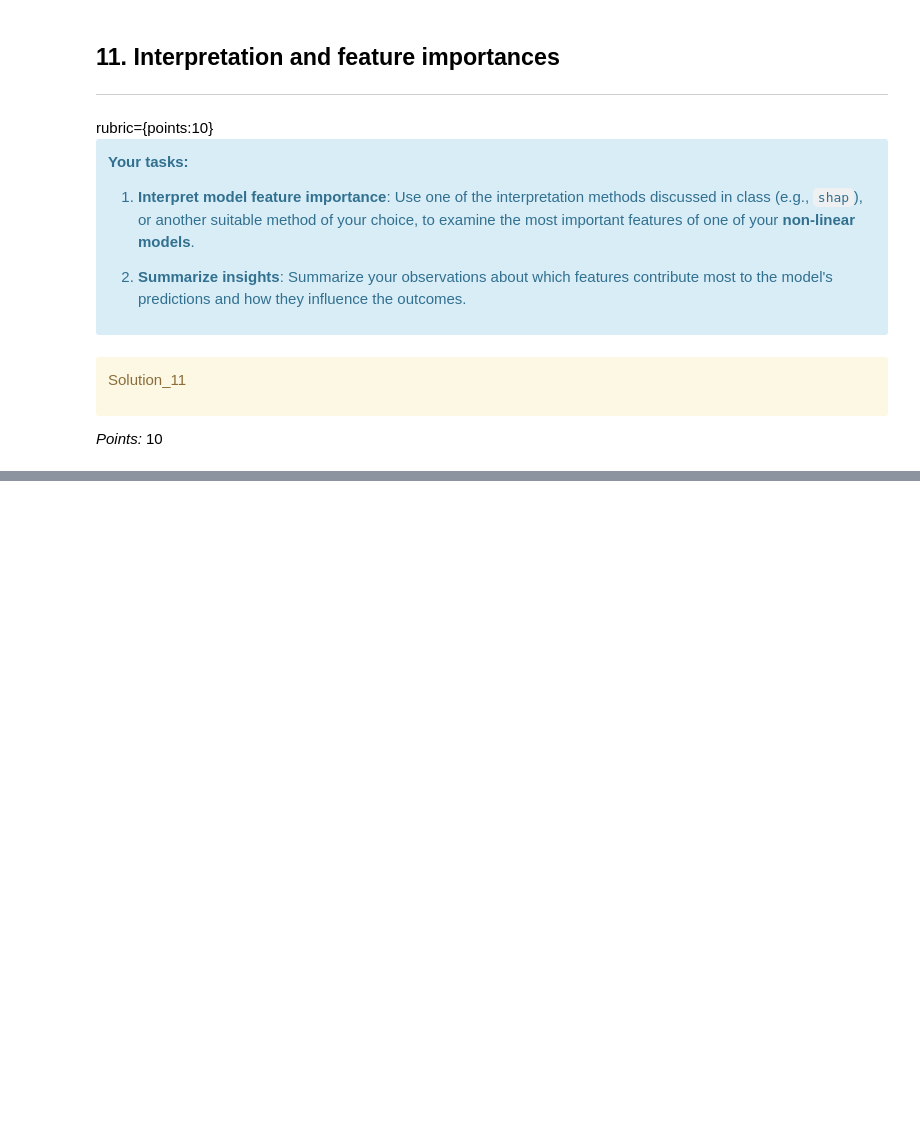
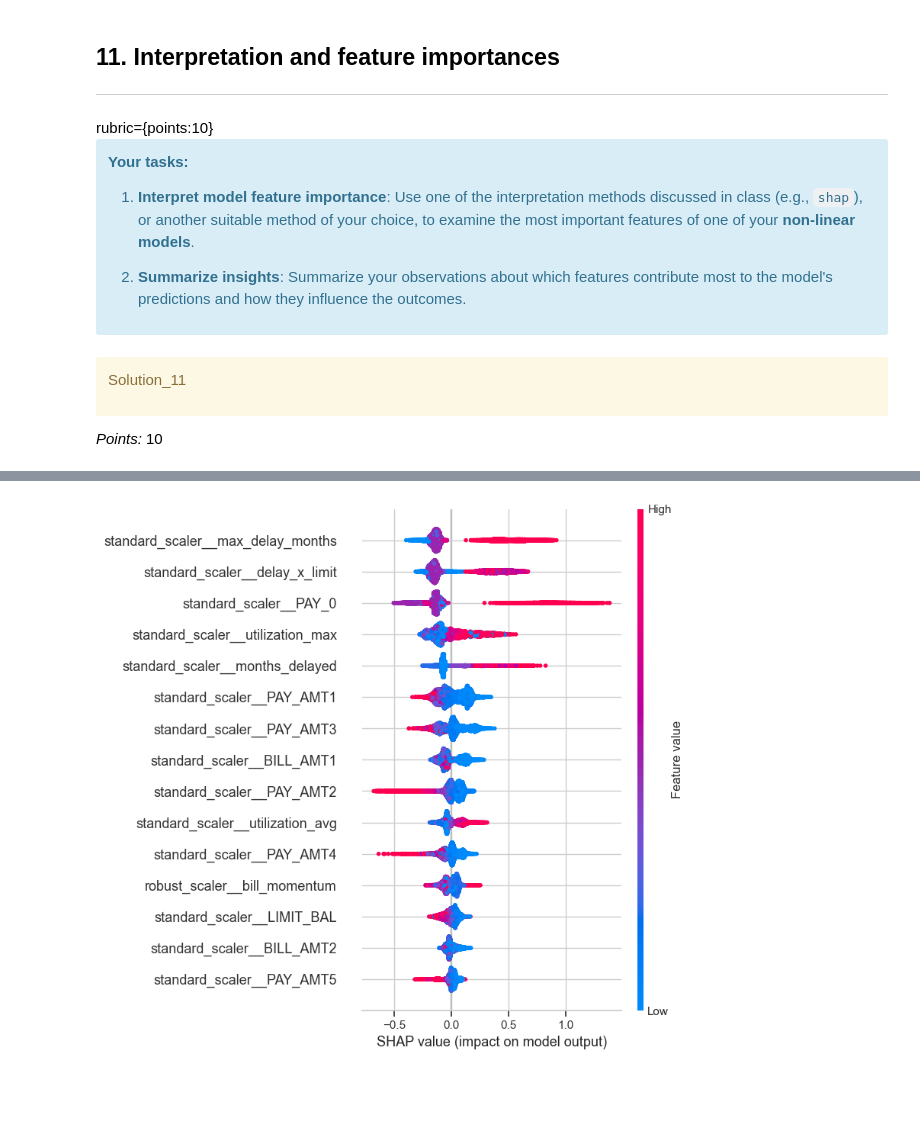
Before and after one commit to samintisar/CPSC330_HW5, a Jupyter notebook: hw5.ipynb, the cells around one changed output, grey strips where cells are left out. Saved outputs shown, nothing was run; the diff lists cells and outputs as text; code cells hidden in the pictures; blank space fills up the shorter version.

```diff
--- a/hw5.ipynb
+++ b/hw5.ipynb
@@ -836,12 +777,10 @@ categorical_features = ["SEX", "MARRIAGE"]
 # %%
 # Define ColumnTransformer
-
 preprocessor = ColumnTransformer(
     transformers=[
         ("drop", "drop", drop_features),
         ("standard_scaler", StandardScaler(), standard_numeric),
         ("robust_scaler", RobustScaler(), robust_numeric),
-        ("ordinal", OrdinalEncoder(categories=[[1, 2, 3, 4]]), ordinal_features),
         ("onehot", OneHotEncoder(drop="if_binary", sparse_output=False), categorical_features),
     ],
     remainder="drop"
@@ -1269,3 +1546,16 @@ Ellipsis
+# %%
+explainer = shap.TreeExplainer(best_model.named_steps["histgradientboostingclassifier"])
+shap_values = explainer.shap_values(X_train_processed)
+
+shap.summary_plot(
+    shap_values,
+    X_train_processed,
+    feature_names=feature_names,
+    max_display=15,
+    show=True
+)
+# %% [output]
+[figure, added]
 # %% [markdown]
 <!-- END QUESTION -->
 
```
Also changed, not shown: parts of 90 cells of this notebook.
